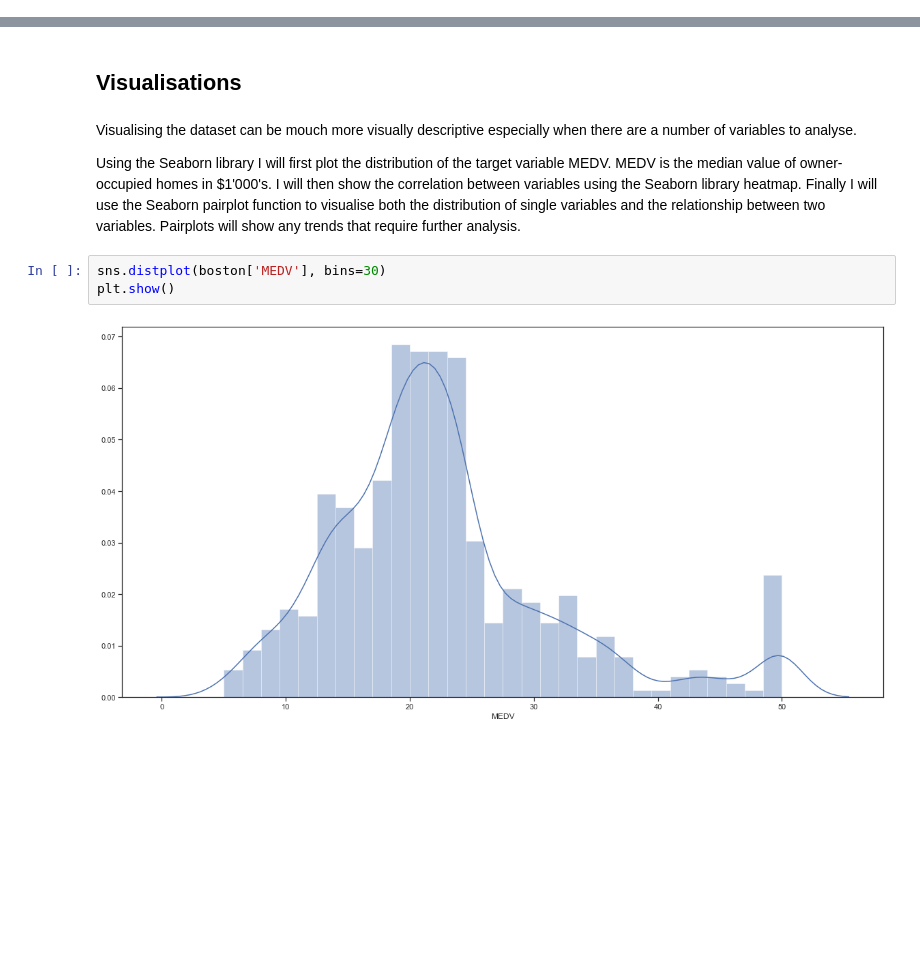
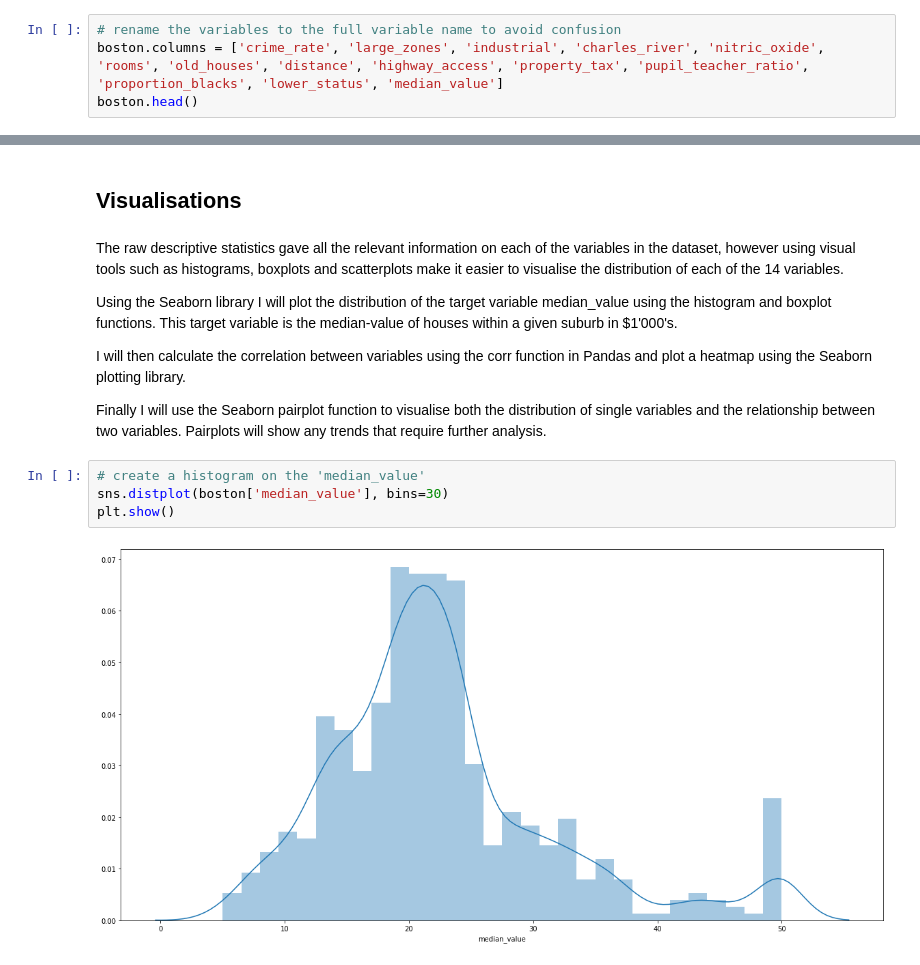
Before and after one commit to beccycole/machine-learning-assessment, a Jupyter notebook: Boston Housing Dataset.ipynb, the cells around one changed output, grey strips where cells are left out. Saved outputs shown, nothing was run; the diff lists cells and outputs as text; blank space fills up the shorter version.

Commit message:
Tidied up descriptive stats section

```diff
--- a/Boston Housing Dataset.ipynb
+++ b/Boston Housing Dataset.ipynb
@@ -134,0 +151,4 @@ It is difficult to obtain a clear picture of the dataset using the basic raw des
+# %%
+# rename the variables to the full variable name to avoid confusion
+boston.columns = ['crime_rate', 'large_zones', 'industrial', 'charles_river', 'nitric_oxide', 'rooms', 'old_houses', 'distance', 'highway_access', 'property_tax', 'pupil_teacher_ratio', 'proportion_blacks', 'lower_status', 'median_value']
+boston.head()
@@ -135,13 +162,16 @@ It is difficult to obtain a clear picture of the dataset using the basic raw des
 # %% [markdown]
 ## Visualisations
 # %% [markdown]
-Visualising the dataset can be mouch more visually descriptive especially when there are a number of variables to analyse.
+The raw descriptive statistics gave all the relevant information on each of the variables in the dataset, however using visual tools such as histograms, boxplots and scatterplots make it easier to visualise the distribution of each of the 14 variables.
 
-Using the Seaborn library I will first plot the distribution of the target variable MEDV. MEDV is the median value of owner-occupied homes in $1'000's.
-I will then show the correlation between variables using the Seaborn library heatmap.
+Using the Seaborn library I will plot the distribution of the target variable median_value using the histogram and boxplot functions. This target variable is the median-value of houses within a given suburb in $1'000's.
+
+I will then calculate the correlation between variables using the corr function in Pandas and plot a heatmap using the Seaborn plotting library.
+
 Finally I will use the Seaborn pairplot function to visualise both the distribution of single variables and the relationship between two variables. Pairplots will show any trends that require further analysis.
 # %%
-sns.distplot(boston['MEDV'], bins=30)
+# create a histogram on the 'median_value'
+sns.distplot(boston['median_value'], bins=30)
 plt.show()
 # %% [output]
-[figure, old version]
+[figure, new version]
```
Also changed, not shown: parts of 33 cells of this notebook.
